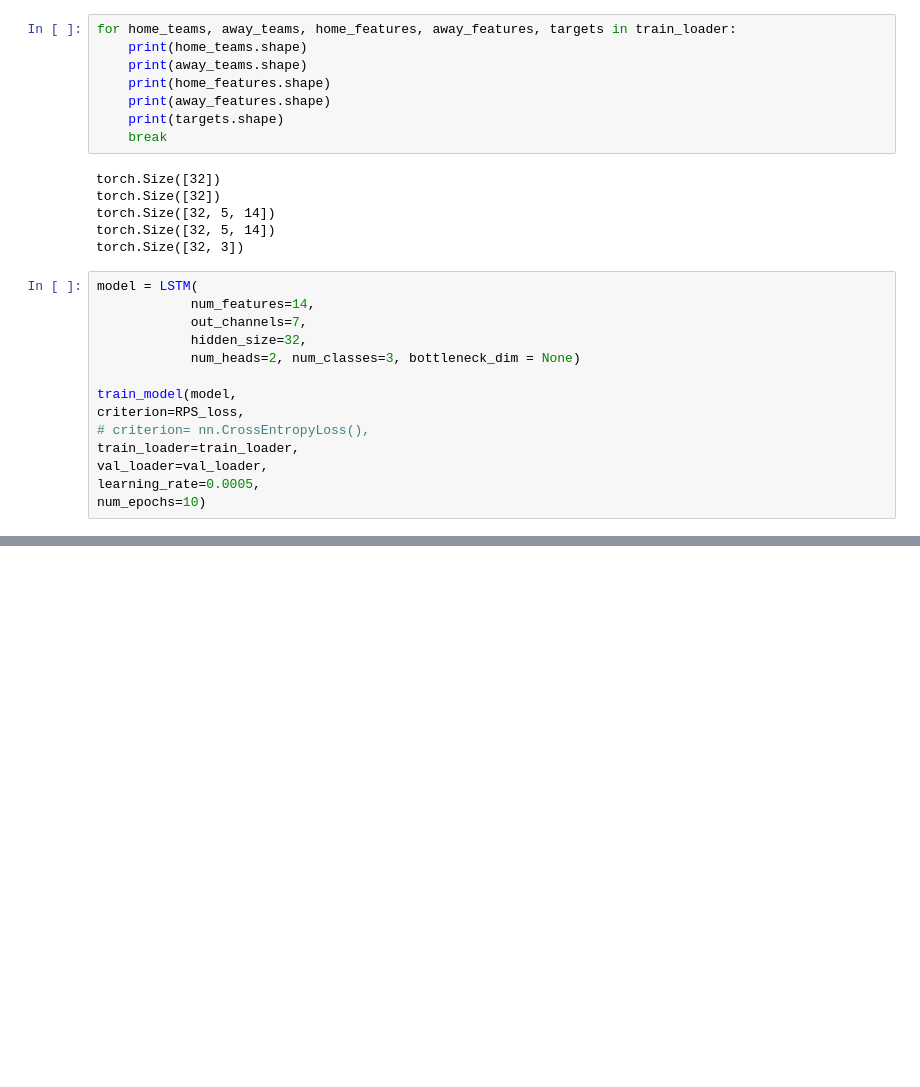
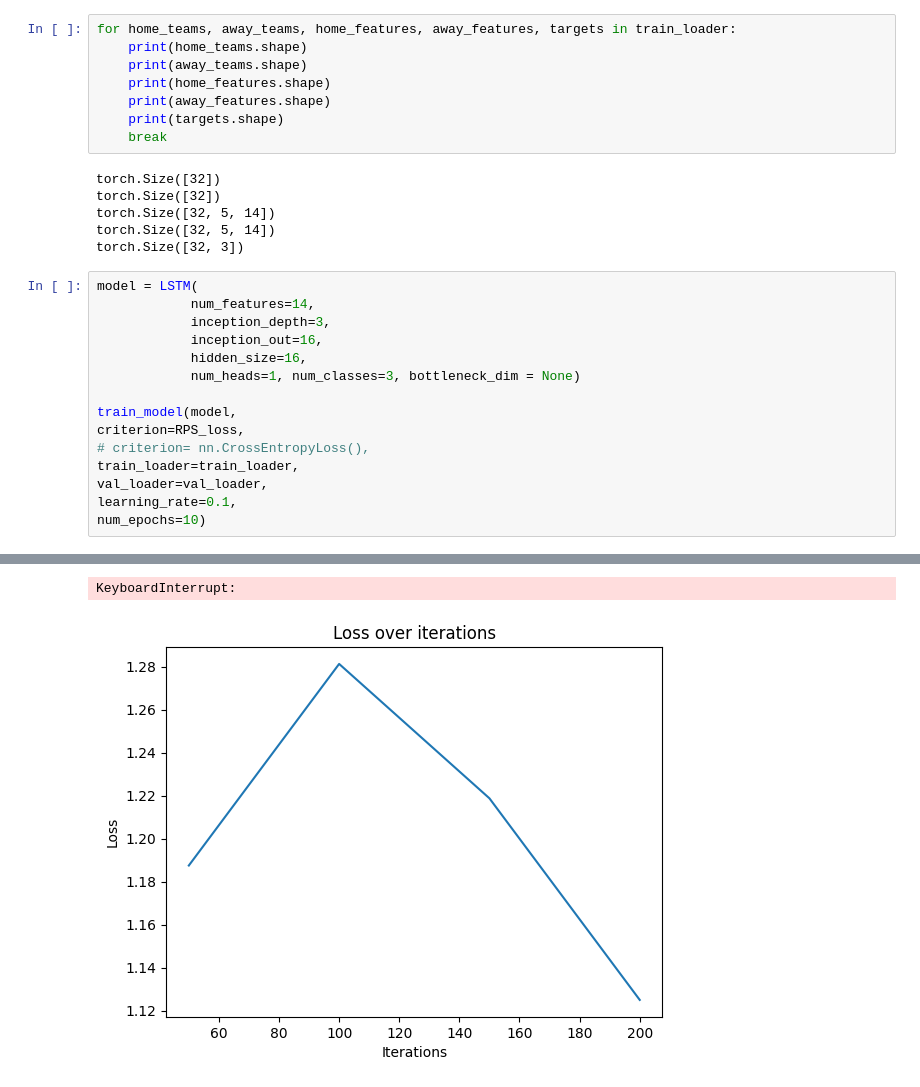
Before and after one commit to xuyangan/csc413-football-prediction, a Jupyter notebook: train.ipynb, the cells around one changed output, grey strips where cells are left out. Drawn from its saved outputs; the diff is of its cells as text; blank space fills up the shorter version.

```diff
--- a/train.ipynb
+++ b/train.ipynb
@@ -172,15 +173,16 @@ torch.Size([32, 3])
 # %%
 model = LSTM(
             num_features=14,
-            out_channels=7,
-            hidden_size=32,
-            num_heads=2, num_classes=3, bottleneck_dim = None)
+            inception_depth=3,
+            inception_out=16,
+            hidden_size=16,
+            num_heads=1, num_classes=3, bottleneck_dim = None)
 
 train_model(model,
 criterion=RPS_loss,
 # criterion= nn.CrossEntropyLoss(),
 train_loader=train_loader,
 val_loader=val_loader,
-learning_rate=0.0005,
+learning_rate=0.1,
 num_epochs=10)
 # %% [output]
@@ -187,0 +193,2 @@ num_epochs=10)
+KeyboardInterrupt:
+[figure, added]
```
Also changed, not shown: parts of 6 cells of this notebook, 3 other files.
